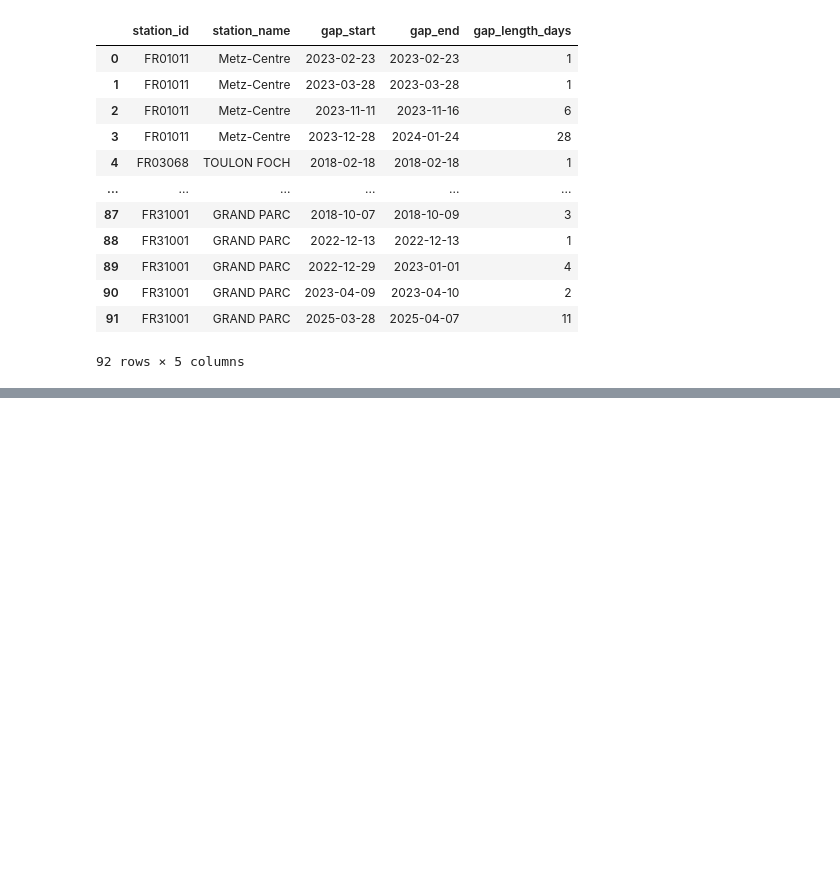
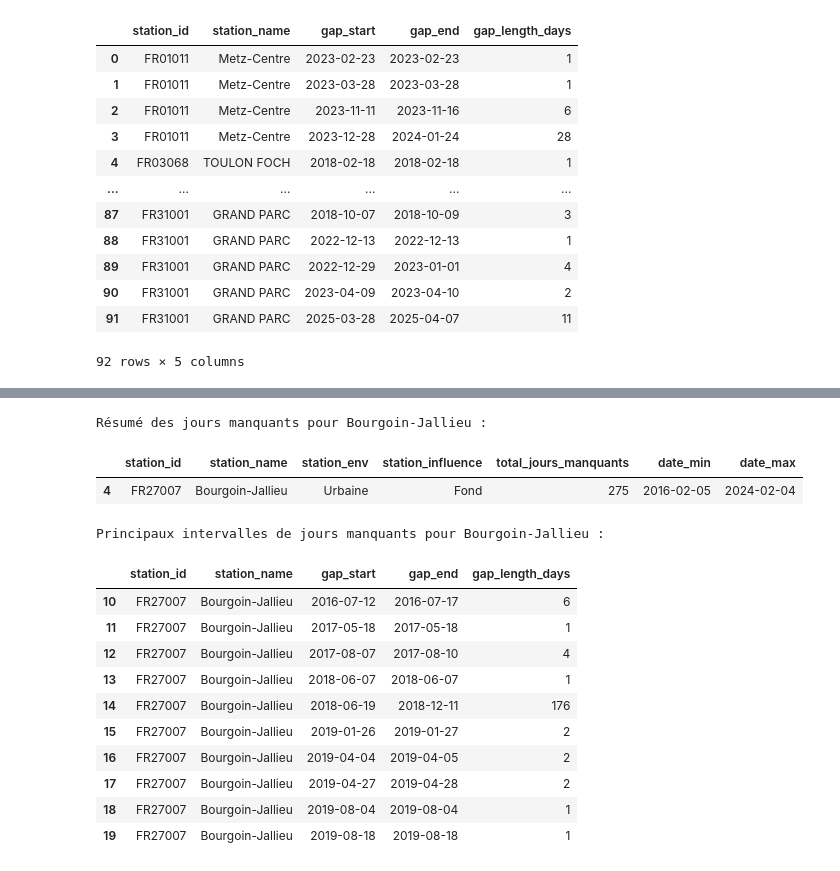
Before and after one commit to pasilvente/project_python_for_data_science_at_ENSAE_ZFE_ML_SCM, a Jupyter notebook: rapport_zfe.ipynb, the cells around one changed output, grey strips where cells are left out. Cells and saved outputs as stored; diff of their text form; code cells hidden in the pictures; blank space fills up the shorter version.

```diff
--- a/rapport_zfe.ipynb
+++ b/rapport_zfe.ipynb
@@ -591,0 +581,44 @@ Stations donneuses Grenoble exclues pour trop de manquants :
+# %%
+import pandas as pd
+from scripts.data_prep import summarize_missing_daily
+
+# Chargement des donneurs pour Grenoble
+donors_grenoble = pd.read_csv(DATA_DIR / "no2_donors_grenoble_daily_clean.csv")
+
+# Résumé et gaps des valeurs manquantes
+grenoble_missing_summary, grenoble_missing_gaps = summarize_missing_daily(
+    donors_grenoble
+)
+
+# Focus sur Bourgoin-Jallieu
+bourgoin_id = "FR27007"
+
+print("Résumé des jours manquants pour Bourgoin-Jallieu :")
+display(
+    grenoble_missing_summary[
+        grenoble_missing_summary["station_id"] == bourgoin_id
+    ]
+)
+
+print("Principaux intervalles de jours manquants pour Bourgoin-Jallieu :")
+display(
+    grenoble_missing_gaps[
+        grenoble_missing_gaps["station_id"] == bourgoin_id
+    ].head(10)
+)
+# %% [output]
+Résumé des jours manquants pour Bourgoin-Jallieu :
+|  | station_id | station_name | station_env | station_influence | total_jours_manquants | date_min | date_max |
+| 4 | FR27007 | Bourgoin-Jallieu | Urbaine | Fond | 275 | 2016-02-05 | 2024-02-04 |
+Principaux intervalles de jours manquants pour Bourgoin-Jallieu :
+|  | station_id | station_name | gap_start | gap_end | gap_length_days |
+| 10 | FR27007 | Bourgoin-Jallieu | 2016-07-12 | 2016-07-17 | 6 |
+| 11 | FR27007 | Bourgoin-Jallieu | 2017-05-18 | 2017-05-18 | 1 |
+| 12 | FR27007 | Bourgoin-Jallieu | 2017-08-07 | 2017-08-10 | 4 |
+| 13 | FR27007 | Bourgoin-Jallieu | 2018-06-07 | 2018-06-07 | 1 |
+| 14 | FR27007 | Bourgoin-Jallieu | 2018-06-19 | 2018-12-11 | 176 |
+| 15 | FR27007 | Bourgoin-Jallieu | 2019-01-26 | 2019-01-27 | 2 |
+| 16 | FR27007 | Bourgoin-Jallieu | 2019-04-04 | 2019-04-05 | 2 |
+| 17 | FR27007 | Bourgoin-Jallieu | 2019-04-27 | 2019-04-28 | 2 |
+| 18 | FR27007 | Bourgoin-Jallieu | 2019-08-04 | 2019-08-04 | 1 |
+| 19 | FR27007 | Bourgoin-Jallieu | 2019-08-18 | 2019-08-18 | 1 |
```
Also changed, not shown: parts of 13 cells of this notebook, 8 other files.
